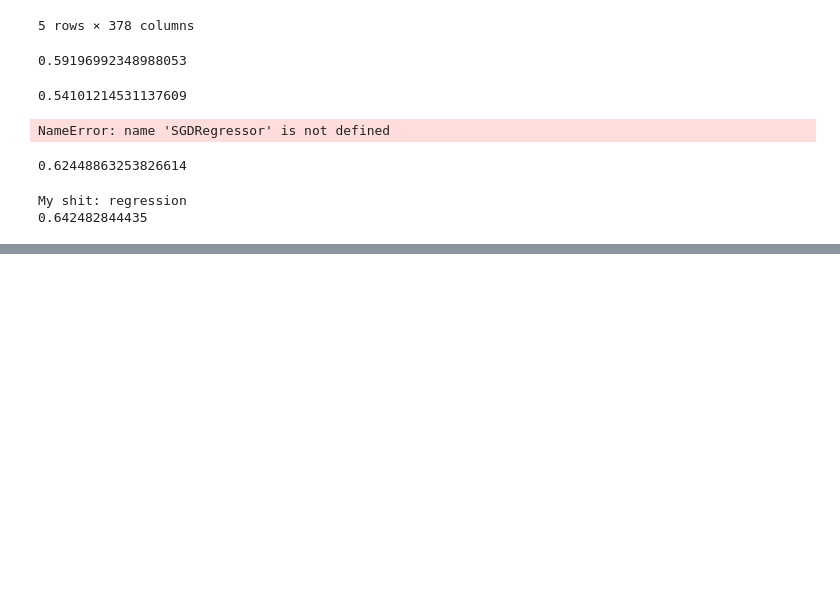
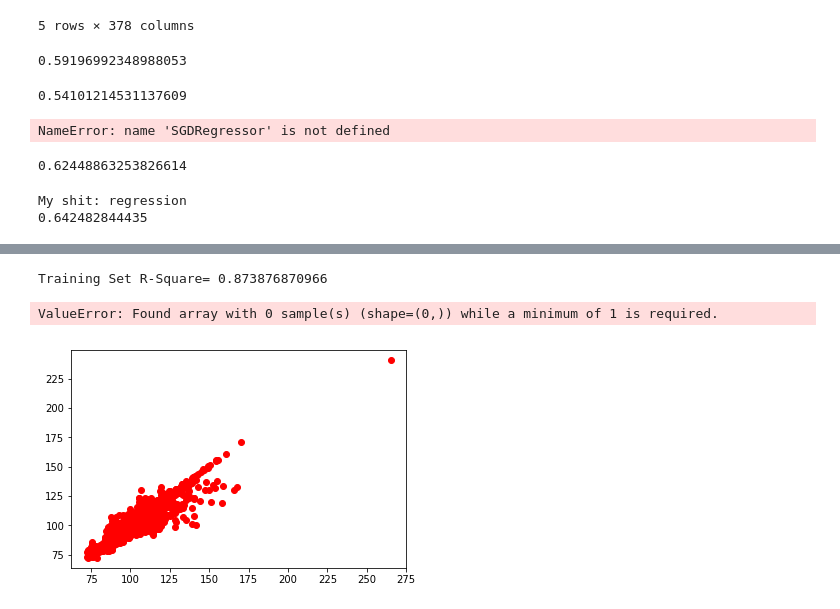
Before and after one commit to bradyadice/mercedes, a Jupyter notebook: Competition Exploration.ipynb, the cells around one changed output, grey strips where cells are left out. Saved outputs shown, nothing was run; the diff lists cells and outputs as text; code cells hidden in the pictures; blank space fills up the shorter version.

```diff
--- a/Competition Exploration.ipynb
+++ b/Competition Exploration.ipynb
@@ -158,0 +169,20 @@ X[0].shape
+# %%
+#Plot actual vs predition for training set
+TestResults = numpy.genfromtxt("trainresults.csv", delimiter=",")
+plt.plot(y_train,TestResults,'ro')
+
+#Compute R-Square value for training set
+TestR2Value = r2_score(y_train,TestResults)
+print("Training Set R-Square=", TestR2Value)
+
+#Plot actual vs predition for validation set
+ValResults = numpy.genfromtxt("valresults.csv", delimiter=",")
+plt.plot(y_test,ValResults,'ro')
+
+#Compute R-Square value for validation set
+ValR2Value = r2_score(y_test,ValResults)
+print("Validation Set R-Square=",ValR2Value)
+# %% [output]
+Training Set R-Square= 0.873876870966
+ValueError: Found array with 0 sample(s) (shape=(0,)) while a minimum of 1 is required.
+[figure, added]
```
Also changed, not shown: parts of 4 cells of this notebook, 2 other files.
